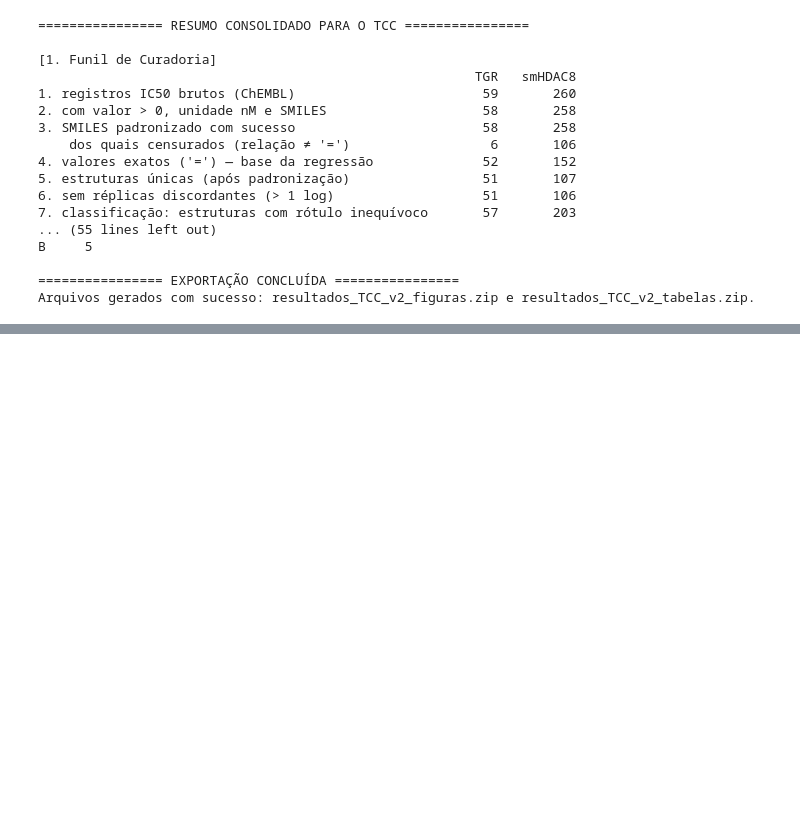
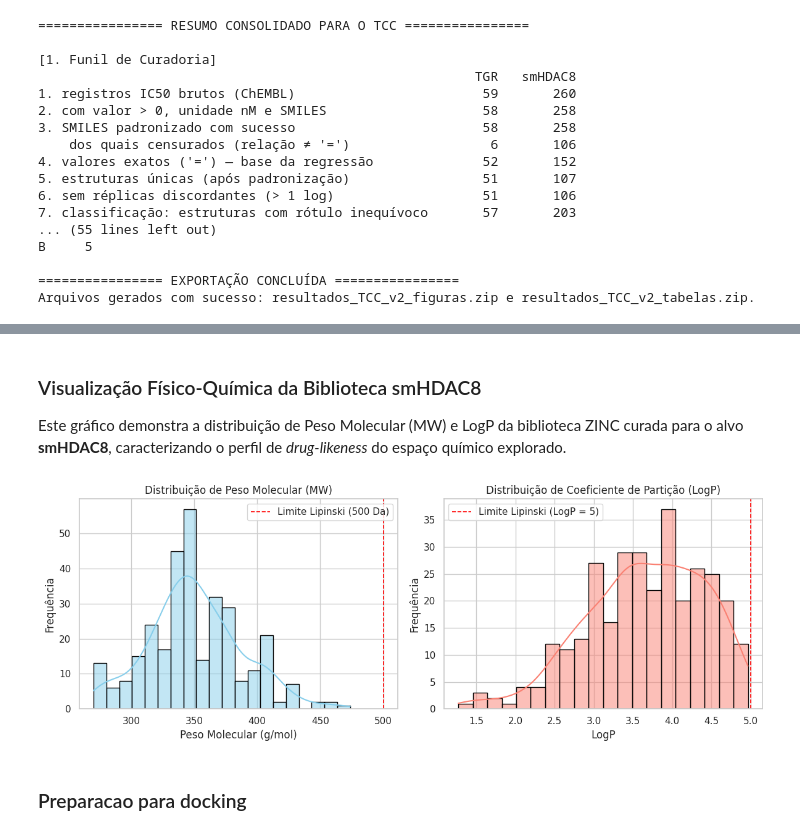
Before and after one commit to TarodinoAugusto/ZINC-Paraziquantel-similarity-search, a Jupyter notebook: tcc_pipeline_v2_(1).ipynb, the cells around one changed output, grey strips where cells are left out. Saved outputs shown, nothing was run; the diff lists cells and outputs as text; code cells hidden in the pictures; blank space fills up the shorter version.

```diff
--- a/tcc_pipeline_v2_(1).ipynb
+++ b/tcc_pipeline_v2_(1).ipynb
@@ -1163,0 +1433,16 @@ Arquivos gerados com sucesso: resultados_TCC_v2_figuras.zip e resultados_TCC_v2_
+# %%
+ def read_smi(path):
+      """Lê ficheiro .smi (SMILES + zinc_id separados por espaço)"""
+      return pd.read_csv(path, sep=r'\s+', header=None, names=['smiles', 'zinc_id'])
+# %%
+import glob
+LIB_PZQ = LIB.copy() if 'LIB' in globals() else None
+
+libs = []
+for p in sorted(glob.glob('zinc_libs/smhdac8_*.smi')):
+    d = read_smi(p)
+    d['origem'] = os.path.basename(p)
+    libs.append(d)
+    print(os.path.basename(p), len(d))
+LIB = pd.concat(libs, ignore_index=True)
+print('Total (bruto):', len(LIB))
@@ -1163,0 +1760,37 @@ Arquivos gerados com sucesso: resultados_TCC_v2_figuras.zip e resultados_TCC_v2_
+# %% [markdown]
+### Visualização Físico-Química da Biblioteca smHDAC8
+
+Este gráfico demonstra a distribuição de Peso Molecular (MW) e LogP da biblioteca ZINC curada para o alvo **smHDAC8**, caracterizando o perfil de *drug-likeness* do espaço químico explorado.
+# %%
+import matplotlib.pyplot as plt
+import seaborn as sns
+import os
+
+# Configurações de estilo
+sns.set_theme(style="whitegrid")
+fig, axes = plt.subplots(1, 2, figsize=(12, 4.5))
+
+# Distribuição de Peso Molecular (MW)
+sns.histplot(LIB_dl['MW'], bins=20, kde=True, color='skyblue', edgecolor='black', ax=axes[0])
+axes[0].axvline(500, color='red', linestyle='--', linewidth=1.2, label='Limite Lipinski (500 Da)')
+axes[0].set_title('Distribuição de Peso Molecular (MW)')
+axes[0].set_xlabel('Peso Molecular (g/mol)')
+axes[0].set_ylabel('Frequência')
+axes[0].legend()
+
+# Distribuição de LogP
+sns.histplot(LIB_dl['LogP'], bins=20, kde=True, color='salmon', edgecolor='black', ax=axes[1])
+axes[1].axvline(5, color='red', linestyle='--', linewidth=1.2, label='Limite Lipinski (LogP = 5)')
+axes[1].set_title('Distribuição de Coeficiente de Partição (LogP)')
+axes[1].set_xlabel('LogP')
+axes[1].set_ylabel('Frequência')
+axes[1].legend()
+
+plt.tight_layout()
+os.makedirs('figuras', exist_ok=True)
+plt.savefig('figuras/distribuicao_propriedades_smhdac8.png', dpi=300, bbox_inches='tight')
+plt.show()
+# %% [output]
+[figure, added]
+# %% [markdown]
+### Preparacao para docking
```
Also changed, not shown: parts of 84 cells of this notebook.
